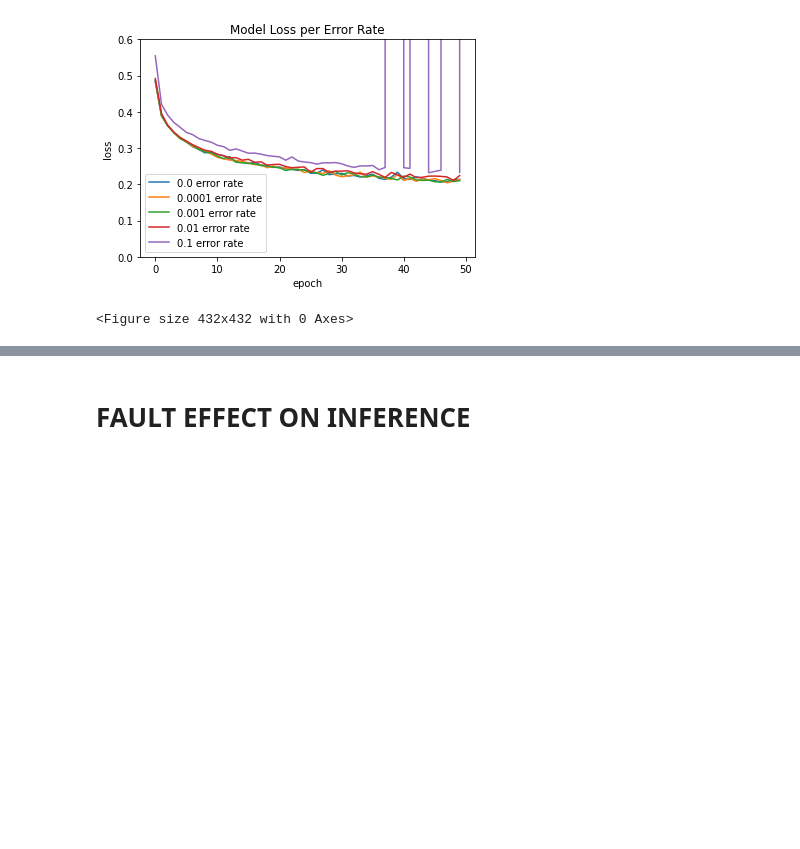
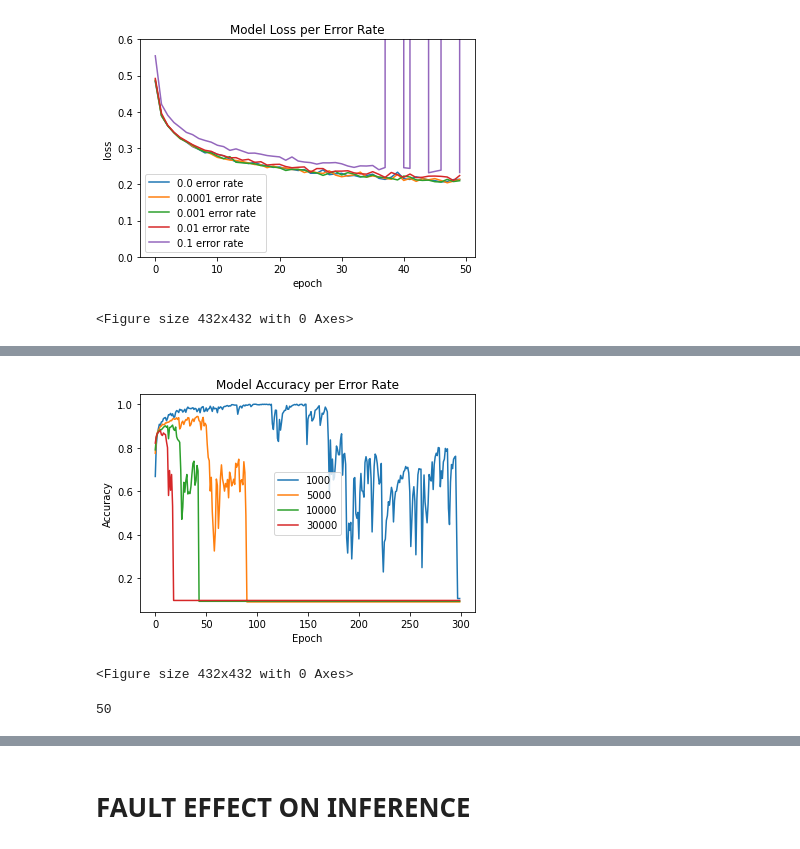
Before and after one commit to dPhanekham/tf2_error_injection, a Jupyter notebook: iris_inject_errors/mnist_fashion_fault_injection.ipynb, the cells around one changed output, grey strips where cells are left out. Cells and saved outputs as stored; diff of their text form; code cells hidden in the pictures; blank space fills up the shorter version.

```diff
--- a/iris_inject_errors/mnist_fashion_fault_injection.ipynb
+++ b/iris_inject_errors/mnist_fashion_fault_injection.ipynb
@@ -240,7 +244,7 @@ for error_rate in error_rates:
                                                              error_inject_phase='training',
                                                              error_element='weight',
                                                              verbose=0,
-                                                             error_persistence=False
+                                                             error_persistence=True
                                                              ),
               tf.keras.layers.Dense(10)
     ])
@@ -350,0 +359,6 @@ plt.show()
+# %%
+error_rate = 0.001
+num_epochs = 300
+
+sample_sizes = [1000, 5000, 10000, 30000, 60000]
+sample_size_train_history = []
@@ -350,0 +419,27 @@ plt.show()
+# %%
+# plt.plot(train_history.history['loss'])
+plt.plot(sample_size_train_history[0][1])
+plt.plot(sample_size_train_history[1][1])
+plt.plot(sample_size_train_history[2][1])
+plt.plot(sample_size_train_history[3][1])
+# plt.plot(sample_size_train_history[4][1])
+# plt.plot(error_rate_train_history[5][1])
+plt.title('Model Accuracy per Error Rate')
+plt.ylabel('Accuracy')
+plt.xlabel('Epoch')
+plt.legend([
+            f'1000',
+            f'5000',
+            f'10000',
+            f'30000',
+            f'60000'
+            ])
+plt.figure(figsize=(6, 6))
+plt.show()
+# %% [output]
+[figure, added]
+<Figure size 432x432 with 0 Axes>
+# %%
+len(error_rate_train_history[0][0])
+# %% [output]
+50
```
Also changed, not shown: parts of 11 cells of this notebook, 2 other files.
